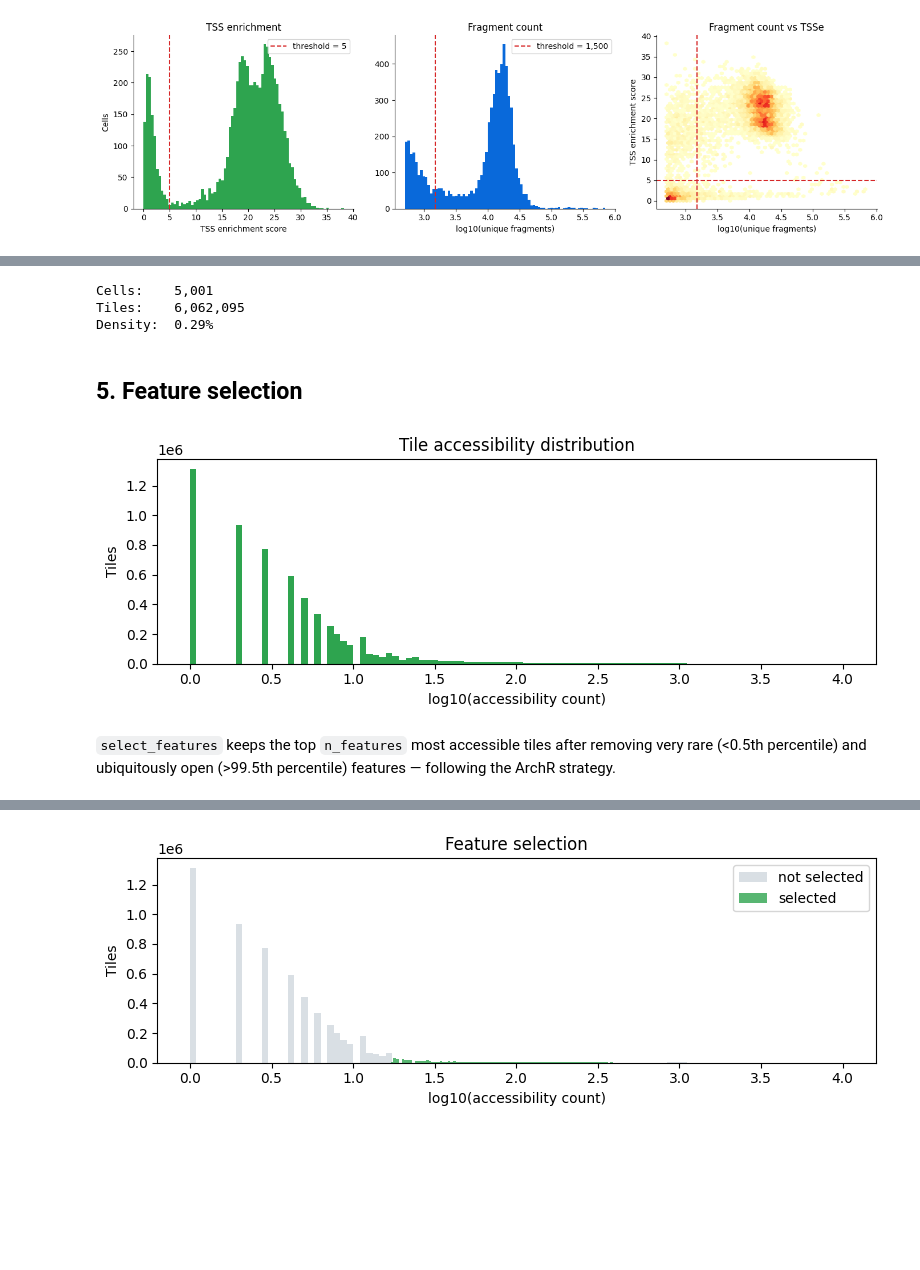
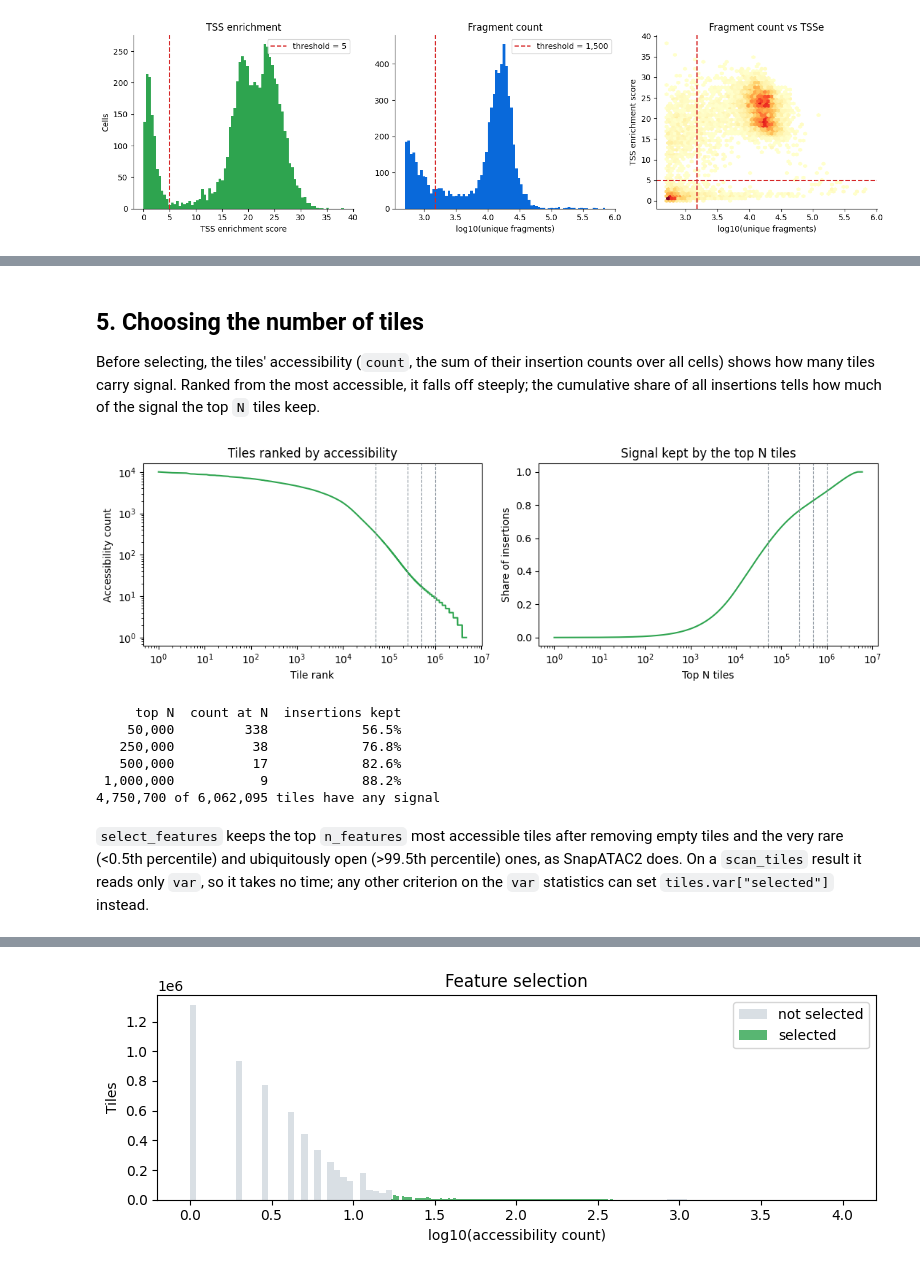
Before and after one commit to Soldatov-Lab/gatac-notebooks, a Jupyter notebook: 01_fragment_preprocessing.ipynb, the cells around one changed output, grey strips where cells are left out. Saved outputs shown, nothing was run; the diff lists cells and outputs as text; code cells hidden in the pictures; blank space fills up the shorter version.

```diff
--- a/01_fragment_preprocessing.ipynb
+++ b/01_fragment_preprocessing.ipynb
@@ -95,6 +97,6 @@ We chose to retain the fragment file containing all cell barcodes, subsequently
 # %%
 t0 = time.perf_counter()
-adata = ga.pp.make_tile_matrix(
+tiles = ga.pp.scan_tiles(
     parquet_path,
     chrom_sizes="hg38",
     metrics=metrics,
@@ -103,6 +105,8 @@ adata = ga.pp.make_tile_matrix(
     exclude_chroms=["chrM", "chrY"],
     count_strategy="unique",
 )
-print(f"Tile matrix built in {time.perf_counter() - t0:.1f}s")
-print(adata)
+print(f"Tiles scanned in {time.perf_counter() - t0:.1f}s")
+print(tiles)
+print("X:", tiles.X)
+tiles.var.head()
 # %% [output]
@@ -134,29 +127,41 @@ gatac tile data/pbmc_fragments_filtered.parquet
-# %%
-# Summary stats
-print(f"Cells:    {adata.n_obs:,}")
-print(f"Tiles:    {adata.n_vars:,}")
-print(f"Density:  {adata.X.nnz / (adata.n_obs * adata.n_vars) * 100:.2f}%")
-# %% [output]
-Cells:    5,001
-Tiles:    6,062,095
-Density:  0.29%
 # %% [markdown]
-## 5. Feature selection
+## 5. Choosing the number of tiles
+
+Before selecting, the tiles' accessibility (`count`, the sum of their insertion counts over all cells) shows how many tiles carry signal. Ranked from the most accessible, it falls off steeply; the cumulative share of all insertions tells how much of the signal the top `N` tiles keep.
-# %%
-feature_counts = np.asarray(adata.X.sum(axis=0)).flatten()
-
-fig, ax = plt.subplots(figsize=(8, 3))
-ax.hist(np.log10(feature_counts + 1), bins=100, color="#2ea44f", edgecolor="none")
-ax.set_xlabel("log10(accessibility count)")
-ax.set_ylabel("Tiles")
-ax.set_title("Tile accessibility distribution")
-plt.tight_layout()
-plt.show()
-# %% [output]
-[figure, removed]
+# %%
+count = np.sort(tiles.var["count"].to_numpy())[::-1]
+rank = np.arange(1, len(count) + 1)
+covered = np.cumsum(count) / count.sum()
+candidates = [50_000, 250_000, 500_000, 1_000_000]
+
+fig, axes = plt.subplots(1, 2, figsize=(11, 3.5))
+axes[0].loglog(rank[count > 0], count[count > 0], color="#2ea44f")
+axes[0].set_xlabel("Tile rank")
+axes[0].set_ylabel("Accessibility count")
+axes[0].set_title("Tiles ranked by accessibility")
+axes[1].semilogx(rank, covered, color="#2ea44f")
+axes[1].set_xlabel("Top N tiles")
+axes[1].set_ylabel("Share of insertions")
+axes[1].set_title("Signal kept by the top N tiles")
+for ax in axes:
+    for n in candidates:
+        ax.axvline(n, color="#8c959f", lw=0.8, ls="--")
+plt.tight_layout()
+plt.show()
+
+print(f"{'top N':>10}  {'count at N':>10}  {'insertions kept':>15}")
+for n in candidates:
+    print(f"{n:>10,}  {count[n - 1]:>10,}  {covered[n - 1]:>15.1%}")
+print(f"{(count > 0).sum():,} of {len(count):,} tiles have any signal")
+# %% [output]
+[figure, added]
+     top N  count at N  insertions kept
+    50,000         338            56.5%
+   250,000          38            76.8%
+   500,000          17            82.6%
+ 1,000,000           9            88.2%
+4,750,700 of 6,062,095 tiles have any signal
 # %% [markdown]
-`select_features` keeps the top `n_features` most accessible tiles after
-removing very rare (<0.5th percentile) and ubiquitously open (>99.5th
-percentile) features — following the ArchR strategy.
+`select_features` keeps the top `n_features` most accessible tiles after removing empty tiles and the very rare (<0.5th percentile) and ubiquitously open (>99.5th percentile) ones, as SnapATAC2 does. On a `scan_tiles` result it reads only `var`, so it takes no time; any other criterion on the `var` statistics can set `tiles.var["selected"]` instead.
 # %%
 t0 = time.perf_counter()
```
Also changed, not shown: parts of 13 cells of this notebook.
